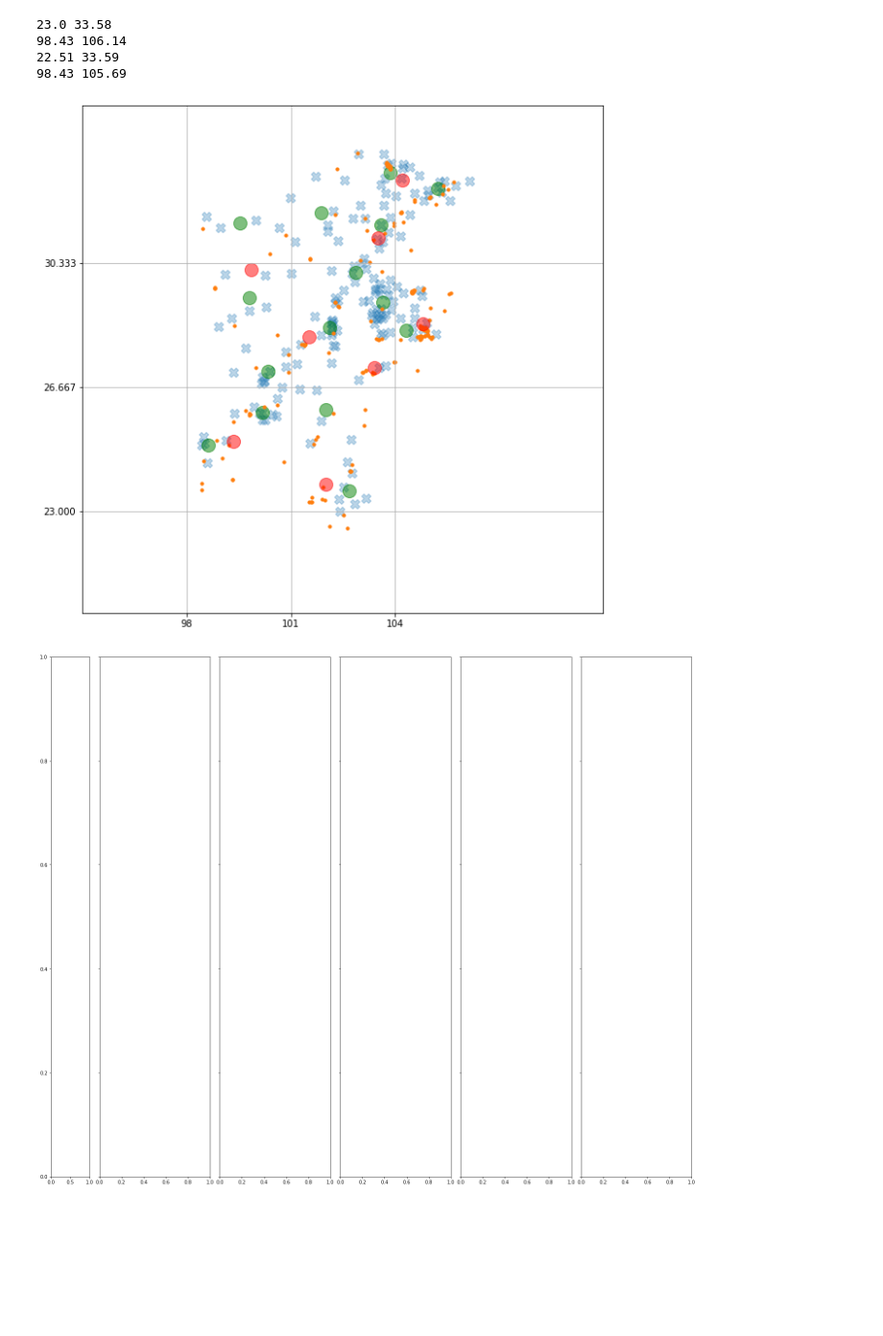
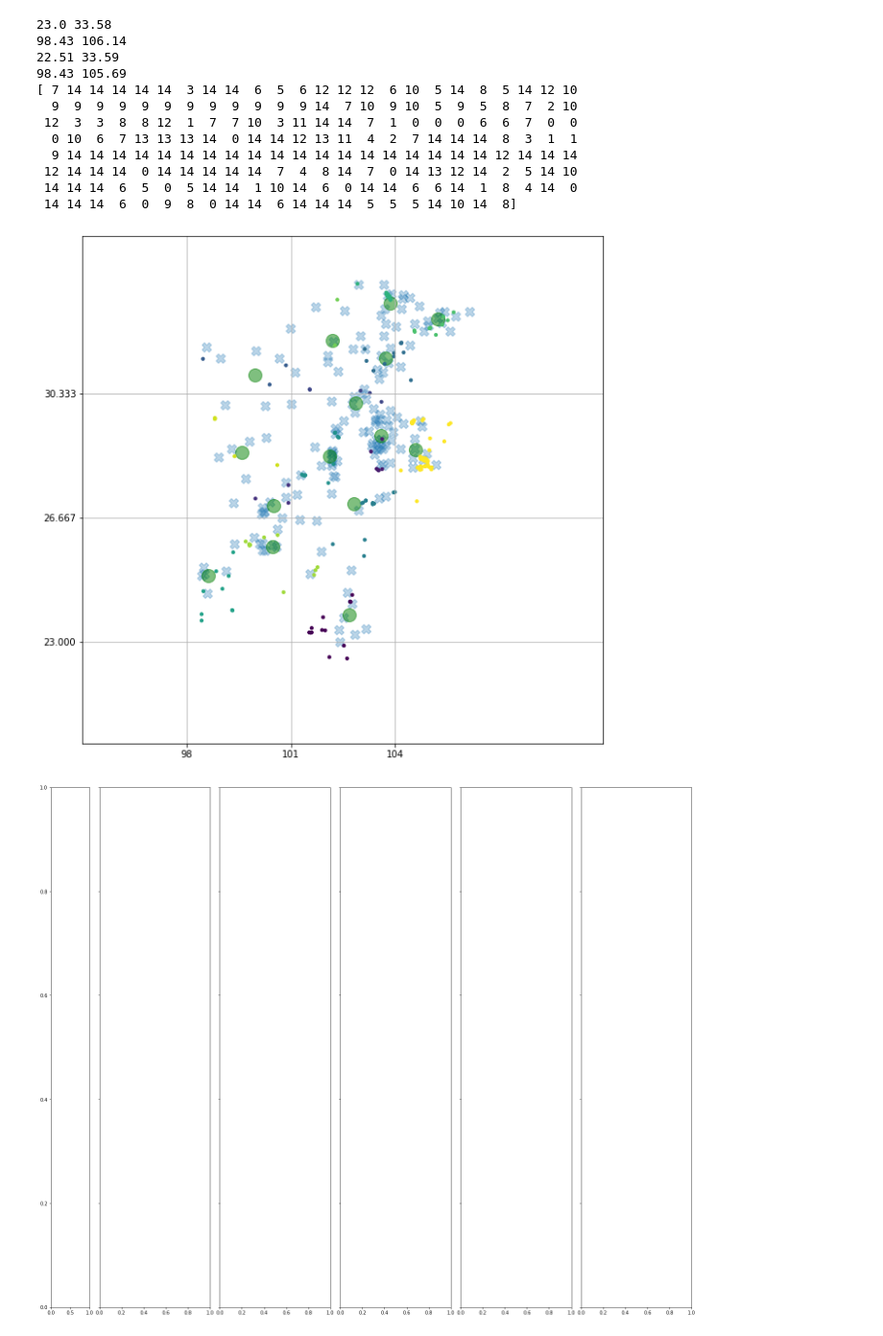
Before and after one commit to yiyanw/EarthquakePrediction, a Jupyter notebook: draw.ipynb, the cells around one changed output. Shown at 96% size. Drawn from its saved outputs; the diff is of its cells as text; code cells hidden in the pictures; blank space fills up the shorter version.

```diff
--- a/draw.ipynb
+++ b/draw.ipynb
@@ -20,41 +20,44 @@ ax.set_yticks(np.arange(23, 34, (34-23)/3))
 # plt.scatter(station_log, station_lat, s = 100, alpha = 0.3, marker='X')
 plt.grid(True)
 
 eq_info = pd.read_csv("eqlst.csv")
 eq_log = list(eq_info['Longitude'])
 eq_lat = list(eq_info['Latitude'])
 
 print(min(eq_lat), max(eq_lat))
 print(min(eq_log), max(eq_log))
 
 # plt.scatter(eq_log, eq_lat, s = 10)
 
 from sklearn.cluster import KMeans
 kmeans = KMeans(n_clusters=15)
 X = list(zip(station_log, station_lat))
 kmeans.fit(X)
-y_kmeans = kmeans.predict(X)
 plt.scatter(station_log, station_lat, s = 100, alpha = 0.3, marker='X')
 
 centers = kmeans.cluster_centers_
 plt.scatter(centers[:, 0], centers[:, 1], c='green', s=200, alpha=0.5);
 
-kmeans = KMeans(n_clusters=8)
 X = list(zip(eq_log, eq_lat))
-kmeans.fit(X)
 y_kmeans = kmeans.predict(X)
-plt.scatter(eq_log, eq_lat, s = 10)
-
-centers = kmeans.cluster_centers_
-plt.scatter(centers[:, 0], centers[:, 1], c='red', s=200, alpha=0.5);
+print(y_kmeans)
+plt.scatter(eq_log, eq_lat, c = y_kmeans, s = 10)
 
 plt.show()
 # %% [output]
 23.0 33.58
 98.43 106.14
 22.51 33.59
 98.43 105.69
+[ 7 14 14 14 14 14  3 14 14  6  5  6 12 12 12  6 10  5 14  8  5 14 12 10
+  9  9  9  9  9  9  9  9  9  9  9  9 14  7 10  9 10  5  9  5  8  7  2 10
+ 12  3  3  8  8 12  1  7  7 10  3 11 14 14  7  1  0  0  0  6  6  7  0  0
+  0 10  6  7 13 13 13 14  0 14 14 12 13 11  4  2  7 14 14 14  8  3  1  1
+  9 14 14 14 14 14 14 14 14 14 14 14 14 14 14 14 14 14 14 14 12 14 14 14
+ 12 14 14 14  0 14 14 14 14 14  7  4  8 14  7  0 14 13 12 14  2  5 14 10
+ 14 14 14  6  5  0  5 14 14  1 10 14  6  0 14 14  6  6 14  1  8  4 14  0
+ 14 14 14  6  0  9  8  0 14 14  6 14 14 14  5  5  5 14 10 14  8]
-[figure, old version]
+[figure, new version]
 # %%
 fig, axs = plt.subplots(1, 6, sharey=True, figsize = (24,20), gridspec_kw={'width_ratios': [0.7,2,2,2,2,2]})
 fig.subplots_adjust(wspace=0.1)
```
Also changed, not shown: 1 other file.
